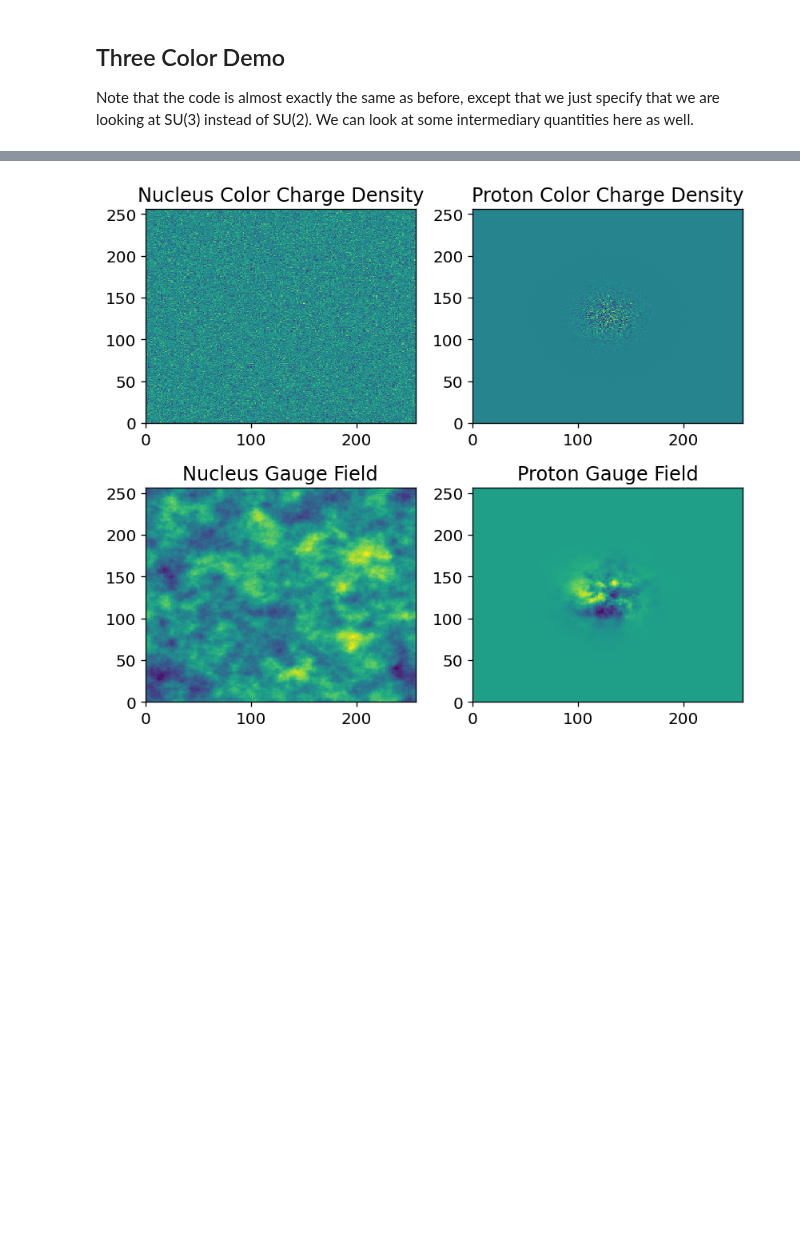
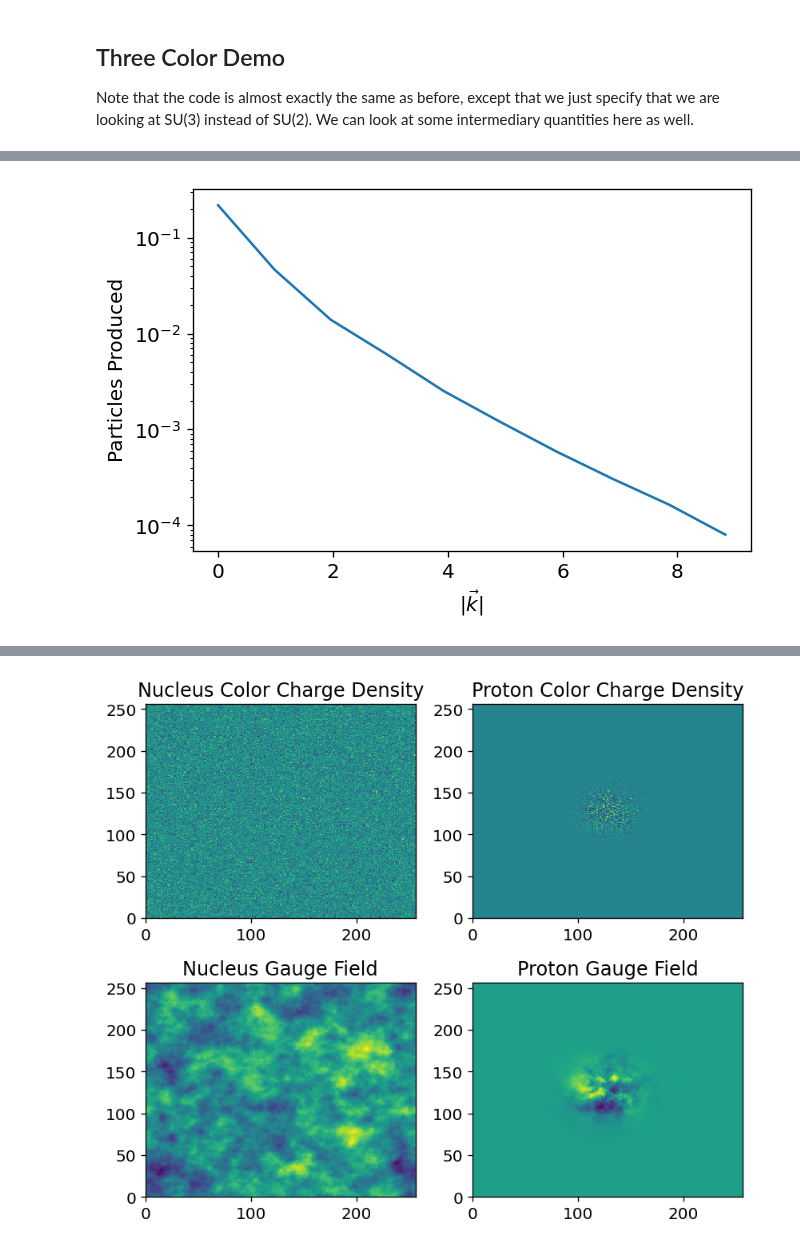
Before and after one commit to Jfeatherstone/ColorGlass, a Jupyter notebook: demo.ipynb, the cells around one changed output, grey strips where cells are left out. Drawn from its saved outputs; the diff is of its cells as text; code cells hidden in the pictures; blank space fills up the shorter version.

```diff
--- a/demo.ipynb
+++ b/demo.ipynb
@@ -98,0 +147,9 @@ Calculating Collision fourier harmonic: 0..........finished!
+# %%
+plt.plot(momentaArr[0], particlesArr[0])
+plt.yscale('log')
+plt.ylabel('Particles Produced')
+plt.xlabel(r'$|\vec k|$')
+plt.savefig('test_su_3.png')
+plt.show()
+# %% [output]
+[figure, added]
```
Also changed, not shown: parts of 5 cells of this notebook, 9 other files.
